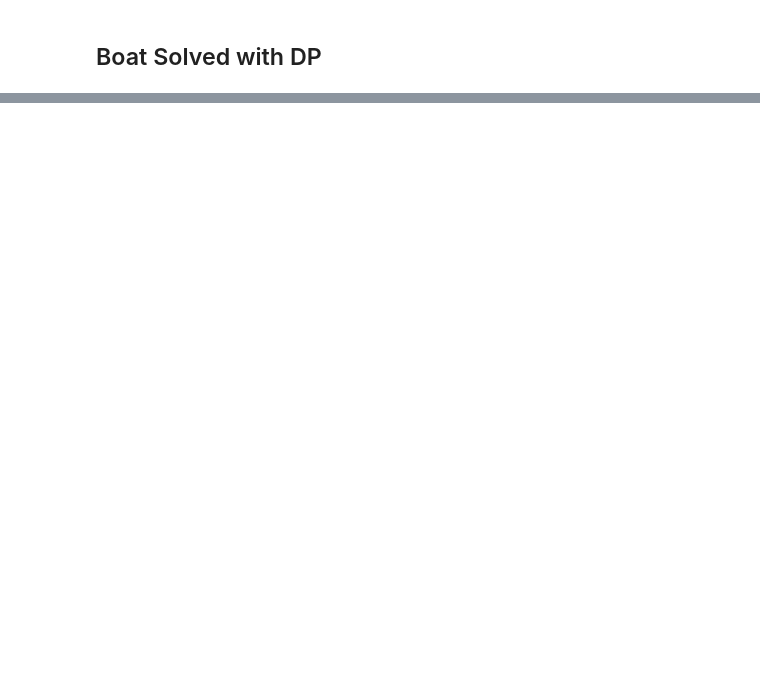
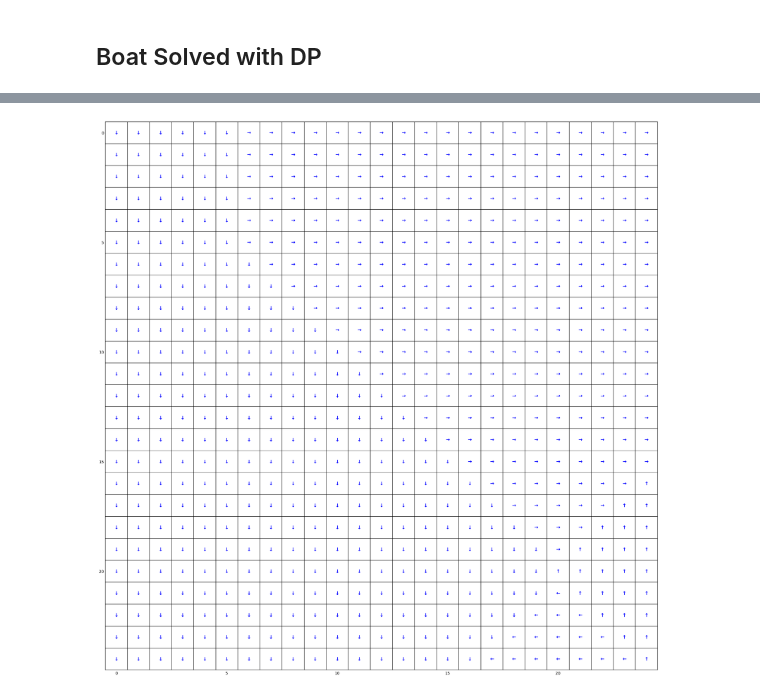
Before and after one commit to jbrismor/Hw-2_RL, a Jupyter notebook: testing.ipynb, the cells around one changed output, grey strips where cells are left out. Cells and saved outputs as stored; diff of their text form; code cells hidden in the pictures; blank space fills up the shorter version.

```diff
--- a/testing.ipynb
+++ b/testing.ipynb
@@ -291,0 +289,24 @@ Final policy for GeosearchEnv: {443: 1, 418: 1, 417: 3, 416: 0, 415: 0, 414: 0,
+# %%
+# Create the environment
+env = GeosearchEnv(render=False)
+
+# Solver
+solver = DPSolver(env, gamma=0.99, theta=0.0001, use_value_iteration=True)
+
+# Solve
+policy, V, Q = solver.solve()
+
+
+# Policy symbols
+action_symbols = {0: '↑', 1: '↓', 2: '←', 3: '→'}
+
+# Plot the policy
+plotter = PolicyPlotter_DP(grid_size=(env.grid_size, env.grid_size),
+                        policy=policy,
+                        walls=[],
+                        terminal_states=[],
+                        action_symbols=action_symbols)
+
+plotter.plot()
+# %% [output]
+[figure, added]
```
Also changed, not shown: parts of 85 cells of this notebook, 14 other files.
